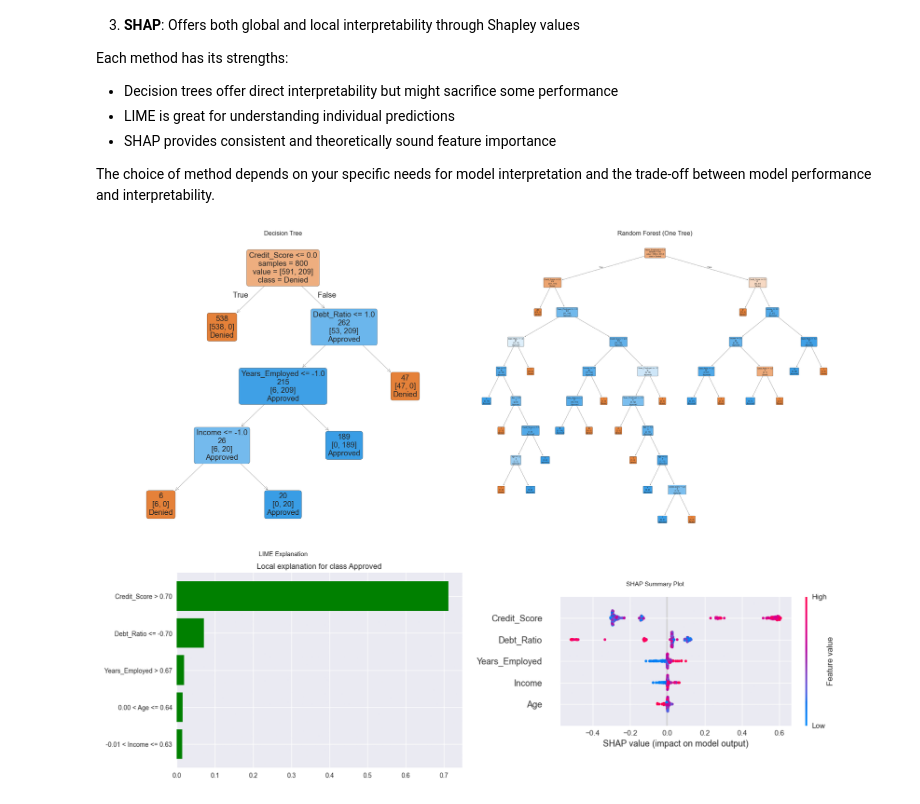
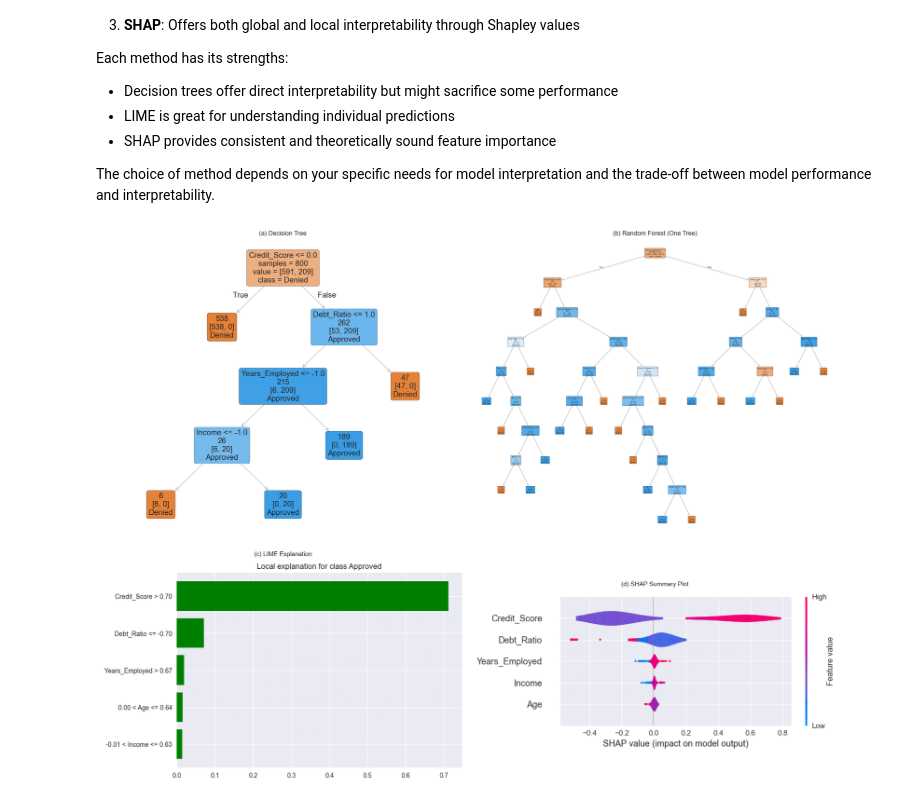
Before and after one commit to Prof-it/explain-ai, a Jupyter notebook: model_interpretability/model_explanations.ipynb, the cells around one changed output. Saved outputs shown, nothing was run; the diff lists cells and outputs as text; code cells hidden in the pictures.

Commit message:
updated graphics for better black-white printing

```diff
--- a/model_interpretability/model_explanations.ipynb
+++ b/model_interpretability/model_explanations.ipynb
@@ -303,10 +304,11 @@ lime_fig = exp.as_pyplot_figure()
 lime_fig.savefig("lime_explanation.png", bbox_inches='tight')
 plt.close(lime_fig)
 
-# Save SHAP summary as image
-shap.summary_plot(shap_values_positive, feature_df, show=False)
-plt.savefig("shap_summary.png", bbox_inches='tight')
+# Save SHAP summary as image for black and white publication
+shap.summary_plot(shap_values_positive, feature_df, show=False, plot_type="violin")
+plt.savefig("shap_summary_bw.png", bbox_inches='tight')
 plt.close(plt.gcf())
+
 
 # Create the 2x2 grid for subplots
 fig, axs = plt.subplots(2, 2, figsize=(20, 16))
@@ -324,37 +326,37 @@ plot_tree(
     label='root',
     ax=axs[0, 0]
 )
-axs[0, 0].set_title('Decision Tree')
+axs[0, 0].set_title('(a) Decision Tree')
 
 # Top-right: Random Forest (first tree)
 plot_tree(
     rf_model.estimators_[0],
     feature_names=feature_names,
     class_names=['Denied', 'Approved'],
     filled=True,
     rounded=True,
     impurity=False,
     proportion=False,
     precision=0,
     label='root',
     ax=axs[0, 1]
 )
-axs[0, 1].set_title('Random Forest (One Tree)')
+axs[0, 1].set_title('(b) Random Forest (One Tree)')
 
 # Bottom-left: LIME Explanation (as image)
 lime_img = mpimg.imread("lime_explanation.png")
 axs[1, 0].imshow(lime_img)
 axs[1, 0].axis('off')
-axs[1, 0].set_title('LIME Explanation')
+axs[1, 0].set_title('(c) LIME Explanation')
 
 # Bottom-right: SHAP Summary Plot (as image)
-shap_img = mpimg.imread("shap_summary.png")
+shap_img = mpimg.imread("shap_summary_bw.png")
 axs[1, 1].imshow(shap_img)
 axs[1, 1].axis('off')
-axs[1, 1].set_title('SHAP Summary Plot')
+axs[1, 1].set_title('(d) SHAP Summary Plot')
 
 plt.tight_layout()
 plt.savefig("model_interpretability_grid.png", dpi=300, bbox_inches='tight')
 plt.show()
 # %% [output]
-[figure, old version]
+[figure, new version]
```
Also changed, not shown: parts of 1 cell of this notebook, 5 other files.
